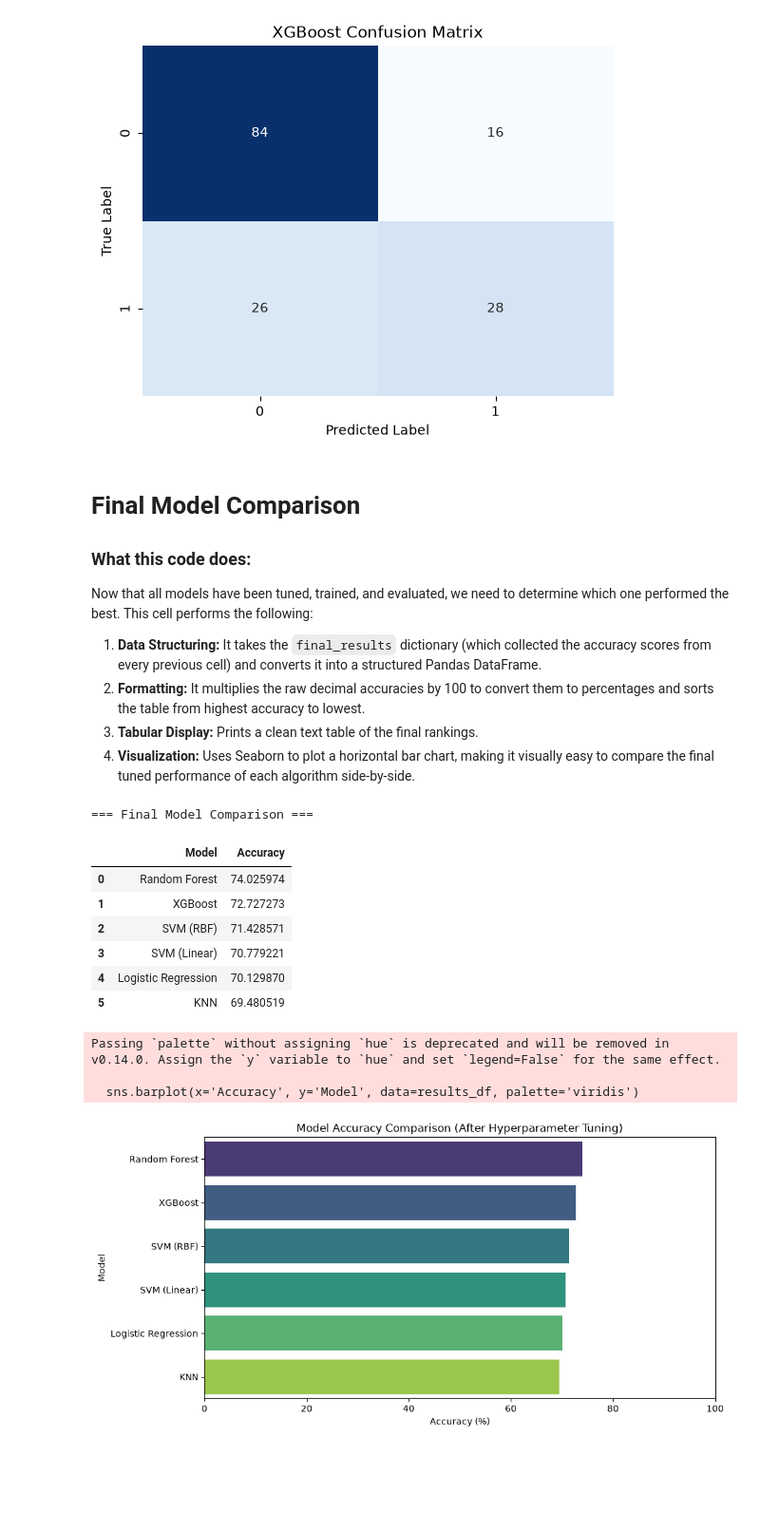
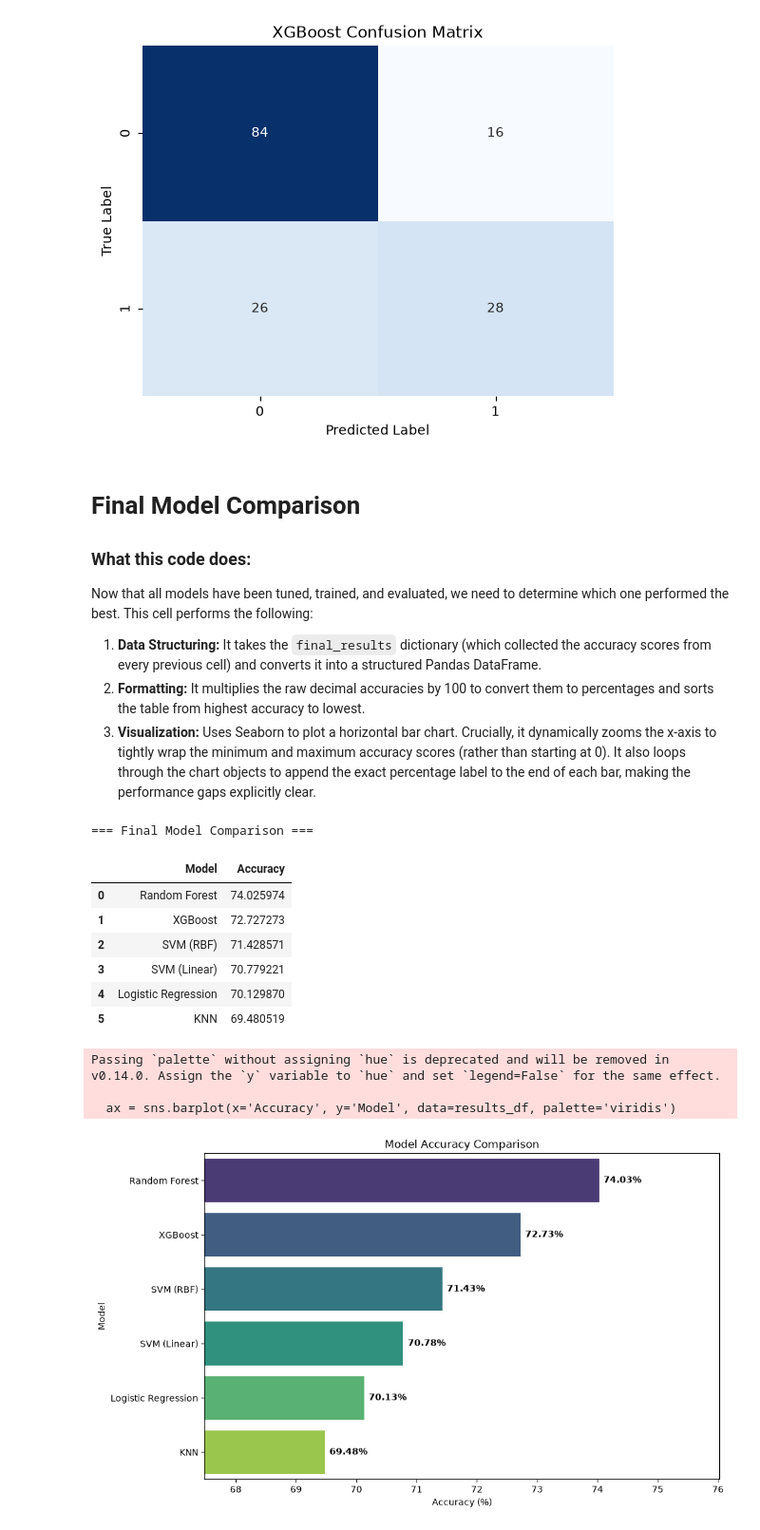
Before and after one commit to Nitditto/Intelligent_system, a Jupyter notebook: assignment_01/Model_training.ipynb, the cells around one changed output. Shown at 95% size. Drawn from its saved outputs; the diff is of its cells as text; code cells hidden in the pictures; blank space fills up the shorter version.

Commit message:
Assignment 1: Update model training graph

```diff
--- a/assignment_01/Model_training.ipynb
+++ b/assignment_01/Model_training.ipynb
@@ -317,38 +317,50 @@ Accuracy: 72.73%
 Now that all models have been tuned, trained, and evaluated, we need to determine which one performed the best. This cell performs the following:
 1.  **Data Structuring:** It takes the `final_results` dictionary (which collected the accuracy scores from every previous cell) and converts it into a structured Pandas DataFrame.
 2.  **Formatting:** It multiplies the raw decimal accuracies by 100 to convert them to percentages and sorts the table from highest accuracy to lowest.
-3.  **Tabular Display:** Prints a clean text table of the final rankings.
-4.  **Visualization:** Uses Seaborn to plot a horizontal bar chart, making it visually easy to compare the final tuned performance of each algorithm side-by-side.
+3.  **Visualization:** Uses Seaborn to plot a horizontal bar chart. Crucially, it dynamically zooms the x-axis to tightly wrap the minimum and maximum accuracy scores (rather than starting at 0). It also loops through the chart objects to append the exact percentage label to the end of each bar, making the performance gaps explicitly clear.
 # %%
 # Compare all models
 results_df = pd.DataFrame(list(final_results.items()), columns=['Model', 'Accuracy'])
 results_df['Accuracy'] = results_df['Accuracy'] * 100
 
 # Sort the values from best to worst
 results_df = results_df.sort_values(by='Accuracy', ascending=False).reset_index(drop=True)
 
 # Display tabular data
 print("=== Final Model Comparison ===")
 display(results_df)
 
 # Plot comparison
-plt.figure(figsize=(10, 5))
-sns.barplot(x='Accuracy', y='Model', data=results_df, palette='viridis')
-plt.title('Model Accuracy Comparison (After Hyperparameter Tuning)')
-plt.xlim(0, 100)
+plt.figure(figsize=(10, 6))
+ax = sns.barplot(x='Accuracy', y='Model', data=results_df, palette='viridis')
+
+# Dynamically zoom in on the x-axis to highlight differences
+min_acc = results_df['Accuracy'].min()
+max_acc = results_df['Accuracy'].max()
+plt.xlim(min_acc - 2, max_acc + 2)
+
+# Add text labels on the bars
+for p in ax.patches:
+    ax.annotate(f'{p.get_width():.2f}%',
+                (p.get_width(), p.get_y() + p.get_height() / 2.),
+                ha='left', va='center',
+                xytext=(5, 0), textcoords='offset points',
+                fontweight='bold')
+
+plt.title('Model Accuracy Comparison')
 plt.xlabel('Accuracy (%)')
 plt.tight_layout()
 plt.show()
 # %% [output]
 === Final Model Comparison ===
 |  | Model | Accuracy |
 | 0 | Random Forest | 74.025974 |
 | 1 | XGBoost | 72.727273 |
 | 2 | SVM (RBF) | 71.428571 |
 | 3 | SVM (Linear) | 70.779221 |
 | 4 | Logistic Regression | 70.129870 |
 | 5 | KNN | 69.480519 |
 Passing `palette` without assigning `hue` is deprecated and will be removed in v0.14.0. Assign the `y` variable to `hue` and set `legend=False` for the same effect.
 
-  sns.barplot(x='Accuracy', y='Model', data=results_df, palette='viridis')
+  ax = sns.barplot(x='Accuracy', y='Model', data=results_df, palette='viridis')
-[figure, old version]
+[figure, new version]
```
